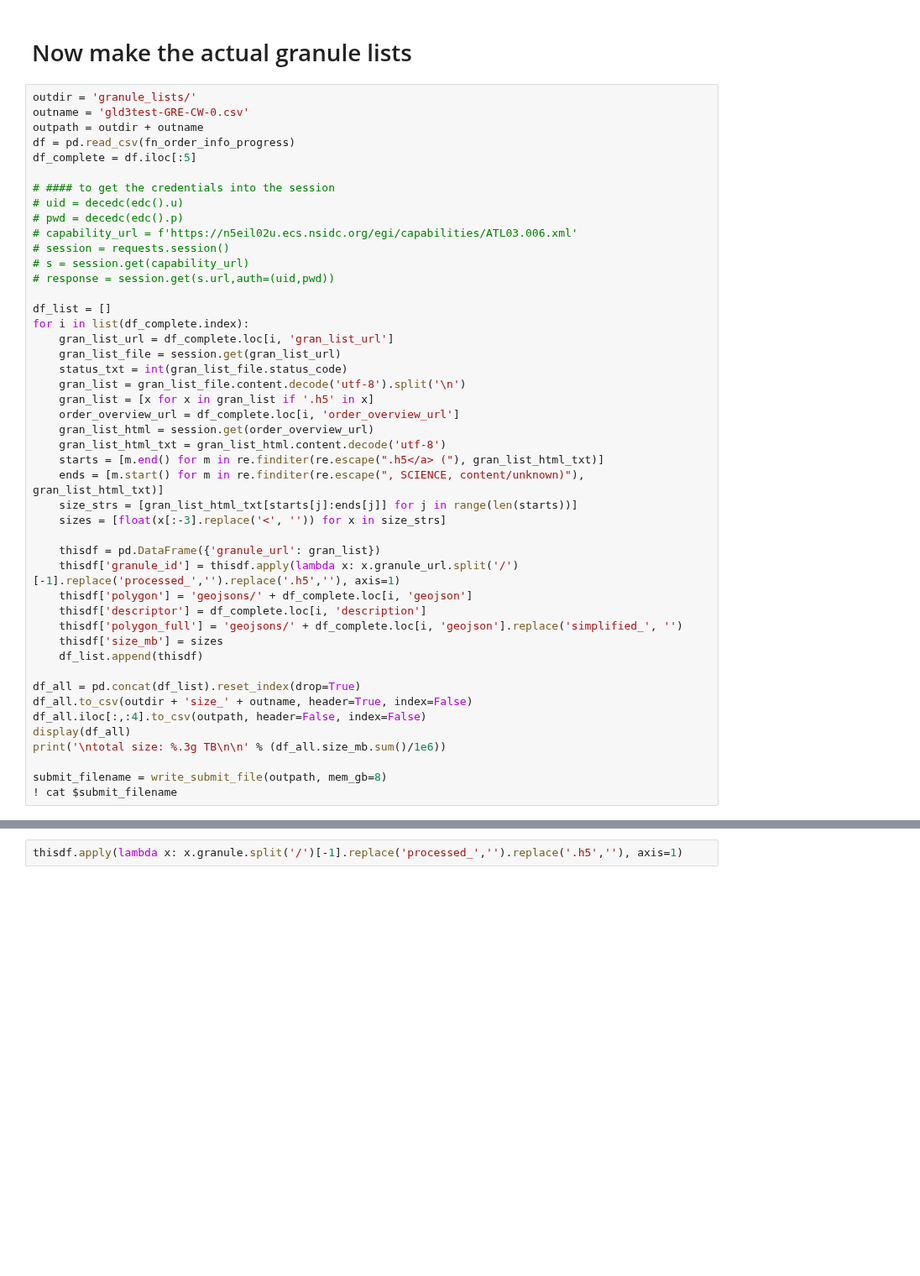
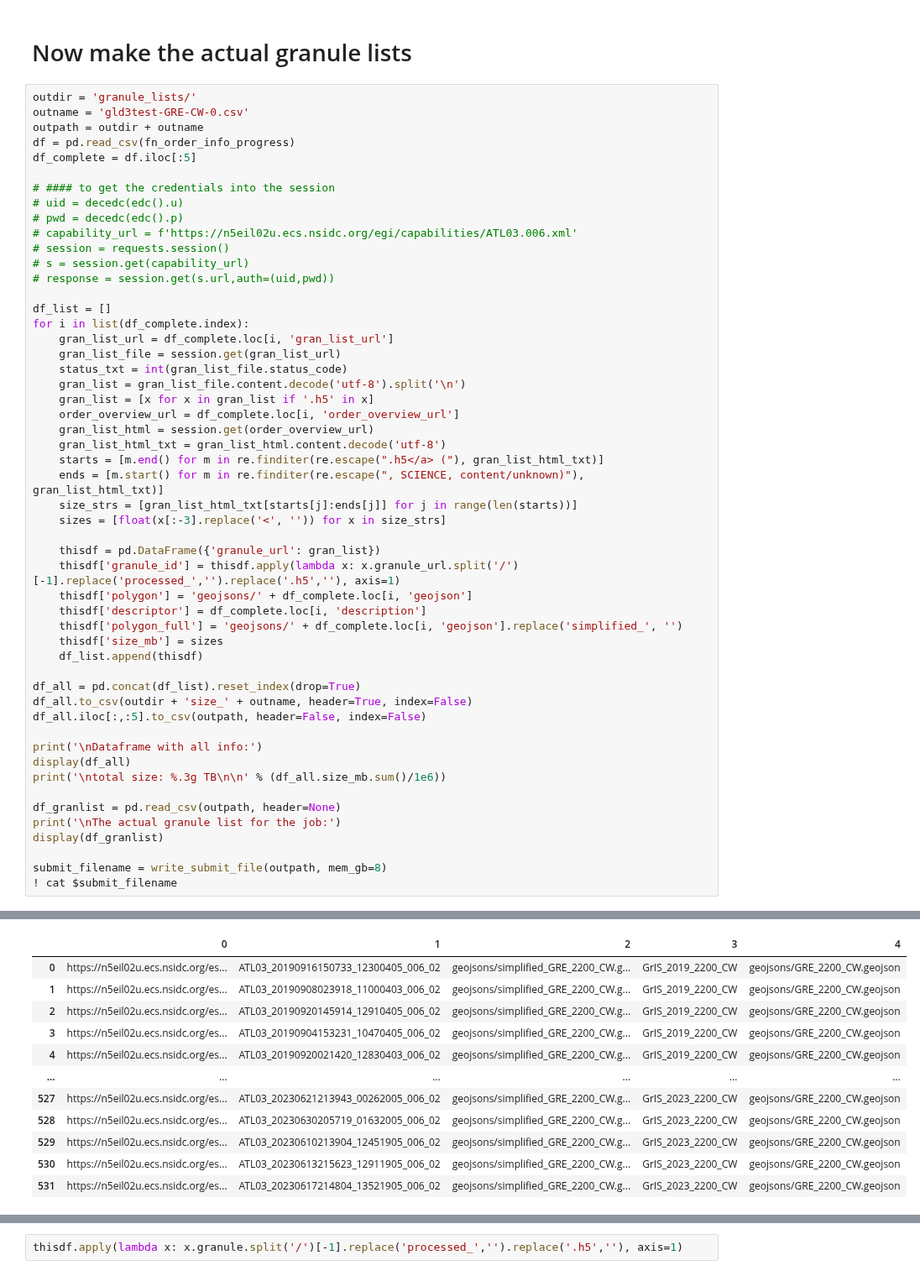
Before and after one commit to fliphilipp/GlacierLakeDetectionICESat2, a Jupyter notebook: request_data_and_make_granule_list.ipynb, the cells around one changed output, grey strips where cells are left out. Shown at 84% size. Saved outputs shown, nothing was run; the diff lists cells and outputs as text; blank space fills up the shorter version.

Commit message:
bugfix that removed the last column of the granule list for cluster submission

```diff
--- a/request_data_and_make_granule_list.ipynb
+++ b/request_data_and_make_granule_list.ipynb
@@ -706,10 +706,16 @@ for i in list(df_complete.index):
 
 df_all = pd.concat(df_list).reset_index(drop=True)
 df_all.to_csv(outdir + 'size_' + outname, header=True, index=False)
-df_all.iloc[:,:4].to_csv(outpath, header=False, index=False)
+df_all.iloc[:,:5].to_csv(outpath, header=False, index=False)
+
+print('\nDataframe with all info:')
 display(df_all)
 print('\ntotal size: %.3g TB\n\n' % (df_all.size_mb.sum()/1e6))
 
+df_granlist = pd.read_csv(outpath, header=None)
+print('\nThe actual granule list for the job:')
+display(df_granlist)
+
 submit_filename = write_submit_file(outpath, mem_gb=8)
 ! cat $submit_filename
 # %% [output]
@@ -745,0 +741,12 @@ queue granule_url,granule_id,polygon,descriptor,polygon_full from granule_lists/
+|  | 0 | 1 | 2 | 3 | 4 |
+| 0 | https://n5eil02u.ecs.nsidc.org/es... | ATL03_20190916150733_12300405_006_02 | geojsons/simplified_GRE_2200_CW.g... | GrIS_2019_2200_CW | geojsons/GRE_2200_CW.geojson |
+| 1 | https://n5eil02u.ecs.nsidc.org/es... | ATL03_20190908023918_11000403_006_02 | geojsons/simplified_GRE_2200_CW.g... | GrIS_2019_2200_CW | geojsons/GRE_2200_CW.geojson |
+| 2 | https://n5eil02u.ecs.nsidc.org/es... | ATL03_20190920145914_12910405_006_02 | geojsons/simplified_GRE_2200_CW.g... | GrIS_2019_2200_CW | geojsons/GRE_2200_CW.geojson |
+| 3 | https://n5eil02u.ecs.nsidc.org/es... | ATL03_20190904153231_10470405_006_02 | geojsons/simplified_GRE_2200_CW.g... | GrIS_2019_2200_CW | geojsons/GRE_2200_CW.geojson |
+| 4 | https://n5eil02u.ecs.nsidc.org/es... | ATL03_20190920021420_12830403_006_02 | geojsons/simplified_GRE_2200_CW.g... | GrIS_2019_2200_CW | geojsons/GRE_2200_CW.geojson |
+| ... | ... | ... | ... | ... | ... |
+| 527 | https://n5eil02u.ecs.nsidc.org/es... | ATL03_20230621213943_00262005_006_02 | geojsons/simplified_GRE_2200_CW.g... | GrIS_2023_2200_CW | geojsons/GRE_2200_CW.geojson |
+| 528 | https://n5eil02u.ecs.nsidc.org/es... | ATL03_20230630205719_01632005_006_02 | geojsons/simplified_GRE_2200_CW.g... | GrIS_2023_2200_CW | geojsons/GRE_2200_CW.geojson |
+| 529 | https://n5eil02u.ecs.nsidc.org/es... | ATL03_20230610213904_12451905_006_02 | geojsons/simplified_GRE_2200_CW.g... | GrIS_2023_2200_CW | geojsons/GRE_2200_CW.geojson |
+| 530 | https://n5eil02u.ecs.nsidc.org/es... | ATL03_20230613215623_12911905_006_02 | geojsons/simplified_GRE_2200_CW.g... | GrIS_2023_2200_CW | geojsons/GRE_2200_CW.geojson |
+| 531 | https://n5eil02u.ecs.nsidc.org/es... | ATL03_20230617214804_13521905_006_02 | geojsons/simplified_GRE_2200_CW.g... | GrIS_2023_2200_CW | geojsons/GRE_2200_CW.geojson |
```
Also changed, not shown: parts of 2 cells of this notebook, 2 other files.
